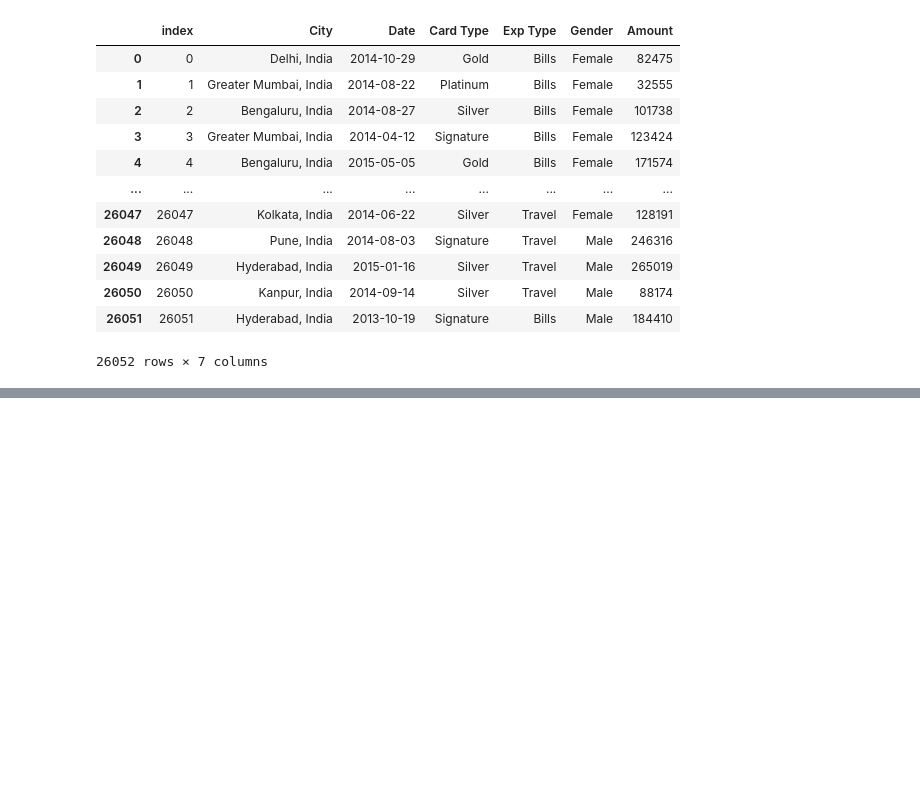
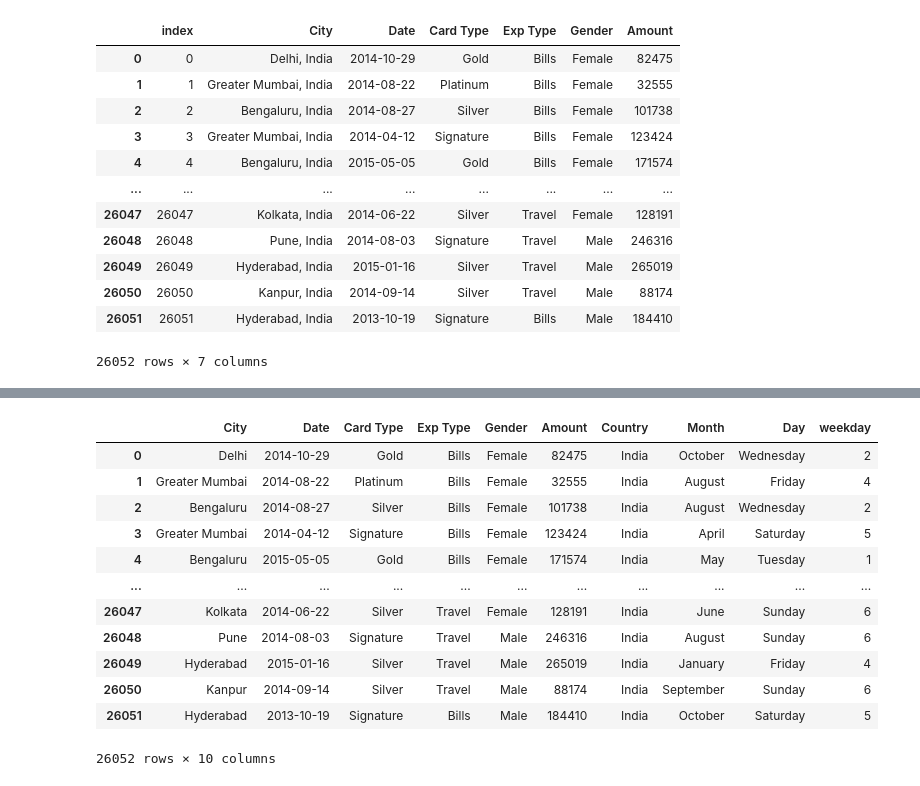
Before and after one commit to gu12934/LHL_Final_Capstone_Project, a Jupyter notebook: src/modules/cleaning_data.ipynb, the cells around one changed output, grey strips where cells are left out. Cells and saved outputs as stored; diff of their text form; code cells hidden in the pictures; blank space fills up the shorter version.

```diff
--- a/src/modules/cleaning_data.ipynb
+++ b/src/modules/cleaning_data.ipynb
@@ -142,2 +169,18 @@ df.sample(2)
+# %%
+df.drop(['index'], axis=1)
+# %% [output]
+|  | City | Date | Card Type | Exp Type | Gender | Amount | Country | Month | Day | weekday |
+| 0 | Delhi | 2014-10-29 | Gold | Bills | Female | 82475 | India | October | Wednesday | 2 |
+| 1 | Greater Mumbai | 2014-08-22 | Platinum | Bills | Female | 32555 | India | August | Friday | 4 |
+| 2 | Bengaluru | 2014-08-27 | Silver | Bills | Female | 101738 | India | August | Wednesday | 2 |
+| 3 | Greater Mumbai | 2014-04-12 | Signature | Bills | Female | 123424 | India | April | Saturday | 5 |
+| 4 | Bengaluru | 2015-05-05 | Gold | Bills | Female | 171574 | India | May | Tuesday | 1 |
+| ... | ... | ... | ... | ... | ... | ... | ... | ... | ... | ... |
+| 26047 | Kolkata | 2014-06-22 | Silver | Travel | Female | 128191 | India | June | Sunday | 6 |
+| 26048 | Pune | 2014-08-03 | Signature | Travel | Male | 246316 | India | August | Sunday | 6 |
+| 26049 | Hyderabad | 2015-01-16 | Silver | Travel | Male | 265019 | India | January | Friday | 4 |
+| 26050 | Kanpur | 2014-09-14 | Silver | Travel | Male | 88174 | India | September | Sunday | 6 |
+| 26051 | Hyderabad | 2013-10-19 | Signature | Bills | Male | 184410 | India | October | Saturday | 5 |
+26052 rows × 10 columns
 # %%
 #cleaned data set export
```
Also changed, not shown: parts of 5 cells of this notebook, 1 other file.
